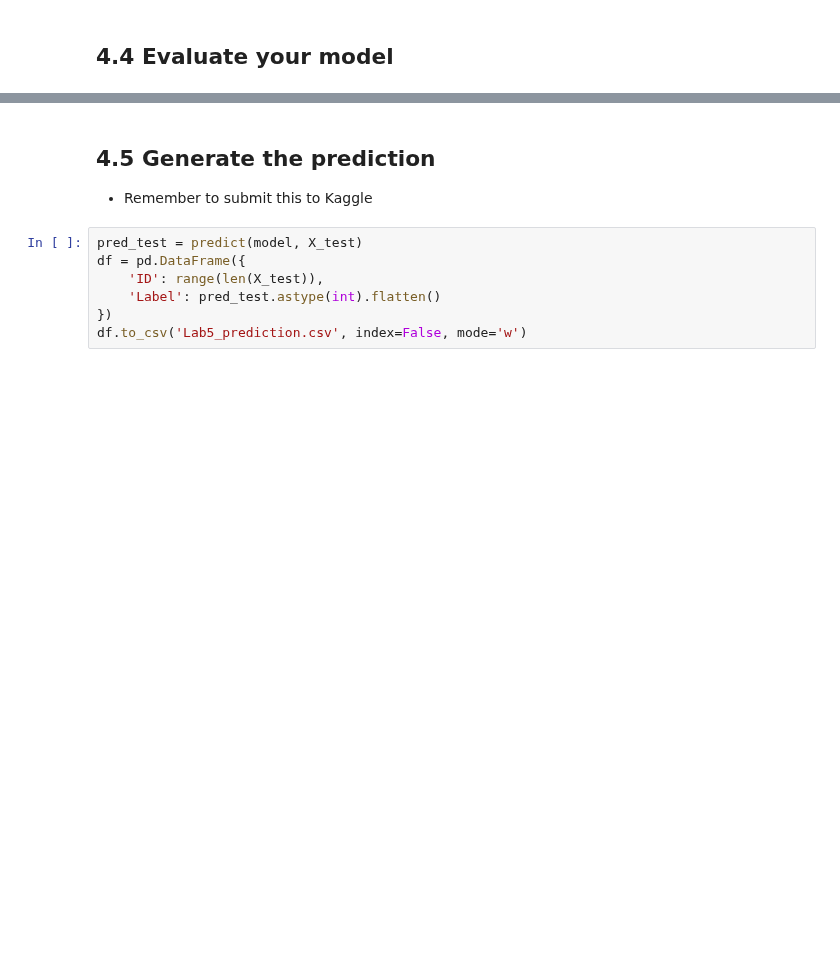
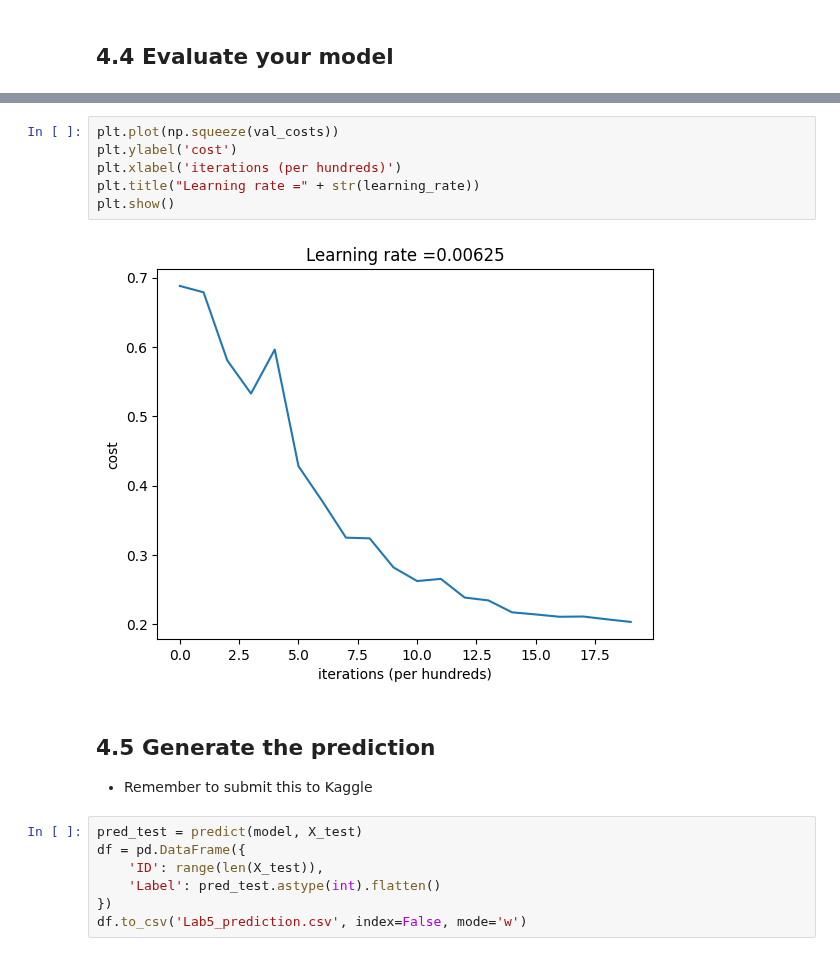
Before and after one commit to liuutin9/Introduction_to_Machine_Learning, a Jupyter notebook: Lab5/Lab5.ipynb, the cells around one changed output, grey strips where cells are left out. Cells and saved outputs as stored; diff of their text form; blank space fills up the shorter version.

```diff
--- a/Lab5/Lab5.ipynb
+++ b/Lab5/Lab5.ipynb
@@ -1470,5 +1399,13 @@ Accuracy: 0.9333333333333332
 testing------
 Accuracy: 0.9166666666666665
+# %%
+plt.plot(np.squeeze(val_costs))
+plt.ylabel('cost')
+plt.xlabel('iterations (per hundreds)')
+plt.title("Learning rate =" + str(learning_rate))
+plt.show()
+# %% [output]
+[figure, added]
 # %% [markdown]
 ## 4.5 Generate the prediction
 - Remember to submit this to Kaggle
```
Also changed, not shown: parts of 2 cells of this notebook, 2 other files.
